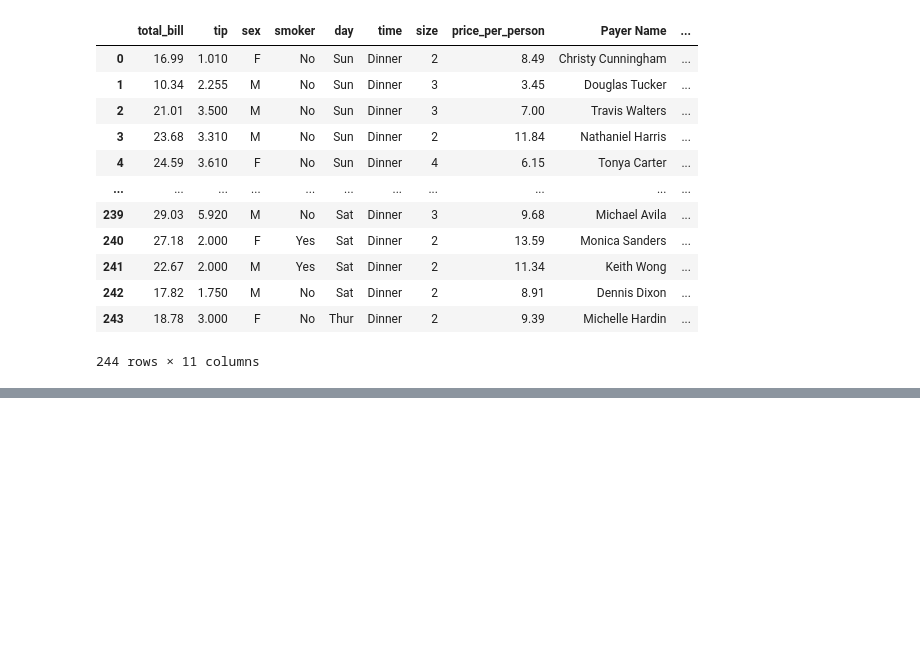
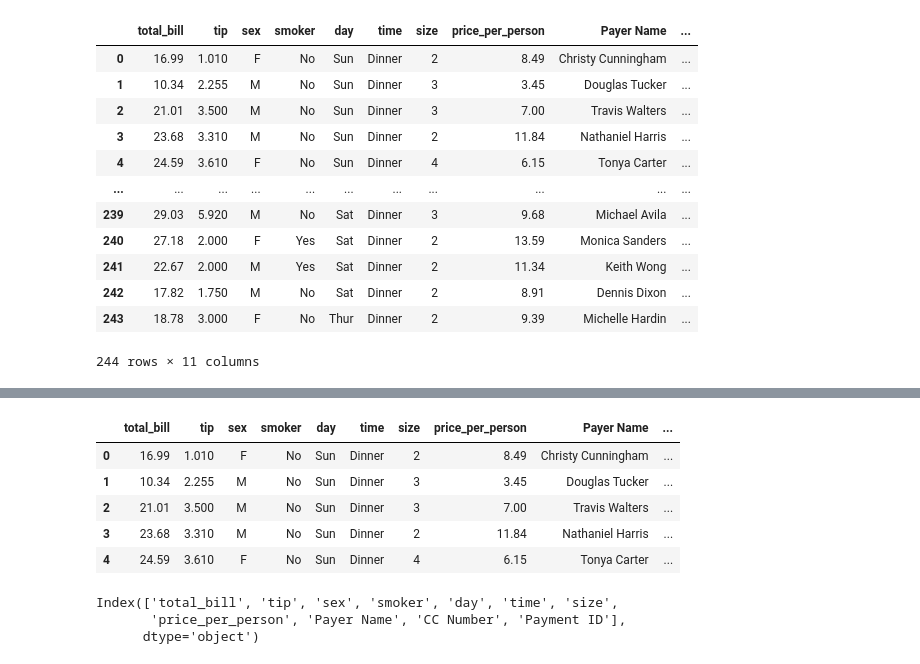
Before and after one commit to GOLISHYAMP/ML_AI, a Jupyter notebook: Jupiter_files/Pandas/prac_lab.ipynb, the cells around one changed output, grey strips where cells are left out. Saved outputs shown, nothing was run; the diff lists cells and outputs as text; code cells hidden in the pictures; blank space fills up the shorter version.

```diff
--- a/Jupiter_files/Pandas/prac_lab.ipynb
+++ b/Jupiter_files/Pandas/prac_lab.ipynb
@@ -340,0 +359,15 @@ df.interpolate()
+# %%
+df.head()
+# %% [output]
+|  | total_bill | tip | sex | smoker | day | time | size | price_per_person | Payer Name | ... |
+| 0 | 16.99 | 1.010 | F | No | Sun | Dinner | 2 | 8.49 | Christy Cunningham | ... |
+| 1 | 10.34 | 2.255 | M | No | Sun | Dinner | 3 | 3.45 | Douglas Tucker | ... |
+| 2 | 21.01 | 3.500 | M | No | Sun | Dinner | 3 | 7.00 | Travis Walters | ... |
+| 3 | 23.68 | 3.310 | M | No | Sun | Dinner | 2 | 11.84 | Nathaniel Harris | ... |
+| 4 | 24.59 | 3.610 | F | No | Sun | Dinner | 4 | 6.15 | Tonya Carter | ... |
+# %%
+df.columns
+# %% [output]
+Index(['total_bill', 'tip', 'sex', 'smoker', 'day', 'time', 'size',
+       'price_per_person', 'Payer Name', 'CC Number', 'Payment ID'],
+      dtype='object')
```
Also changed, not shown: parts of 22 cells of this notebook.
